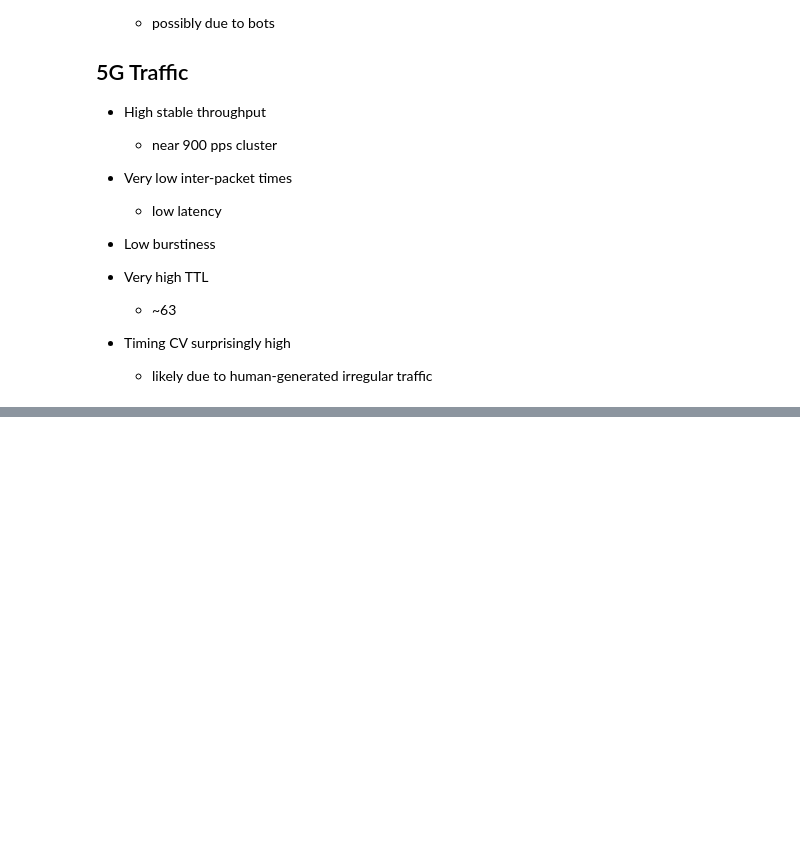
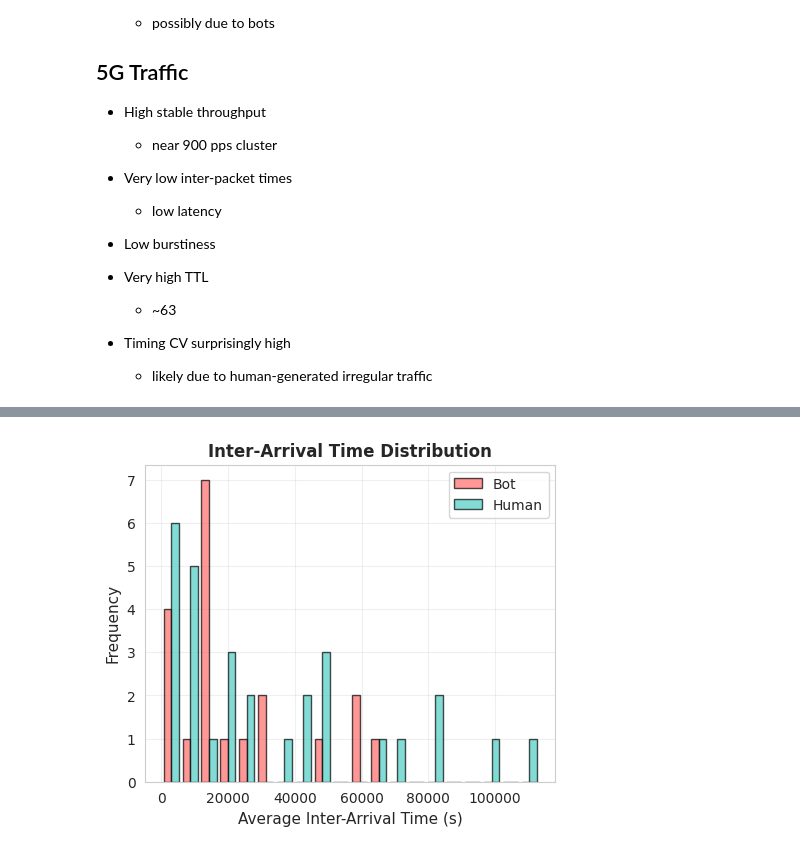
Before and after one commit to carissabb/Bot-Busters-Capstone, a Jupyter notebook: BotBusterDataViz.ipynb, the cells around one changed output, grey strips where cells are left out. Drawn from its saved outputs; the diff is of its cells as text; code cells hidden in the pictures; blank space fills up the shorter version.

```diff
--- a/BotBusterDataViz.ipynb
+++ b/BotBusterDataViz.ipynb
@@ -286,0 +389,15 @@ plt.show()
+# %%
+
+plt.figure(figsize=(18, 14))
+ax4 = plt.subplot(3, 3, 4)
+bot_iat = bot_df['AvgIAT_s'].dropna()
+human_iat = human_df['AvgIAT_s'].dropna()
+ax4.hist([bot_iat, human_iat], bins=20, label=['Bot', 'Human'],
+         color=['#ff6b6b', '#4ecdc4'], alpha=0.7, edgecolor='black')
+ax4.set_xlabel('Average Inter-Arrival Time (s)', fontsize=11)
+ax4.set_ylabel('Frequency', fontsize=11)
+ax4.set_title('Inter-Arrival Time Distribution', fontweight='bold', fontsize=12)
+ax4.legend()
+ax4.grid(True, alpha=0.3)
+# %% [output]
+[figure, added]
```
Also changed, not shown: parts of 19 cells of this notebook.
